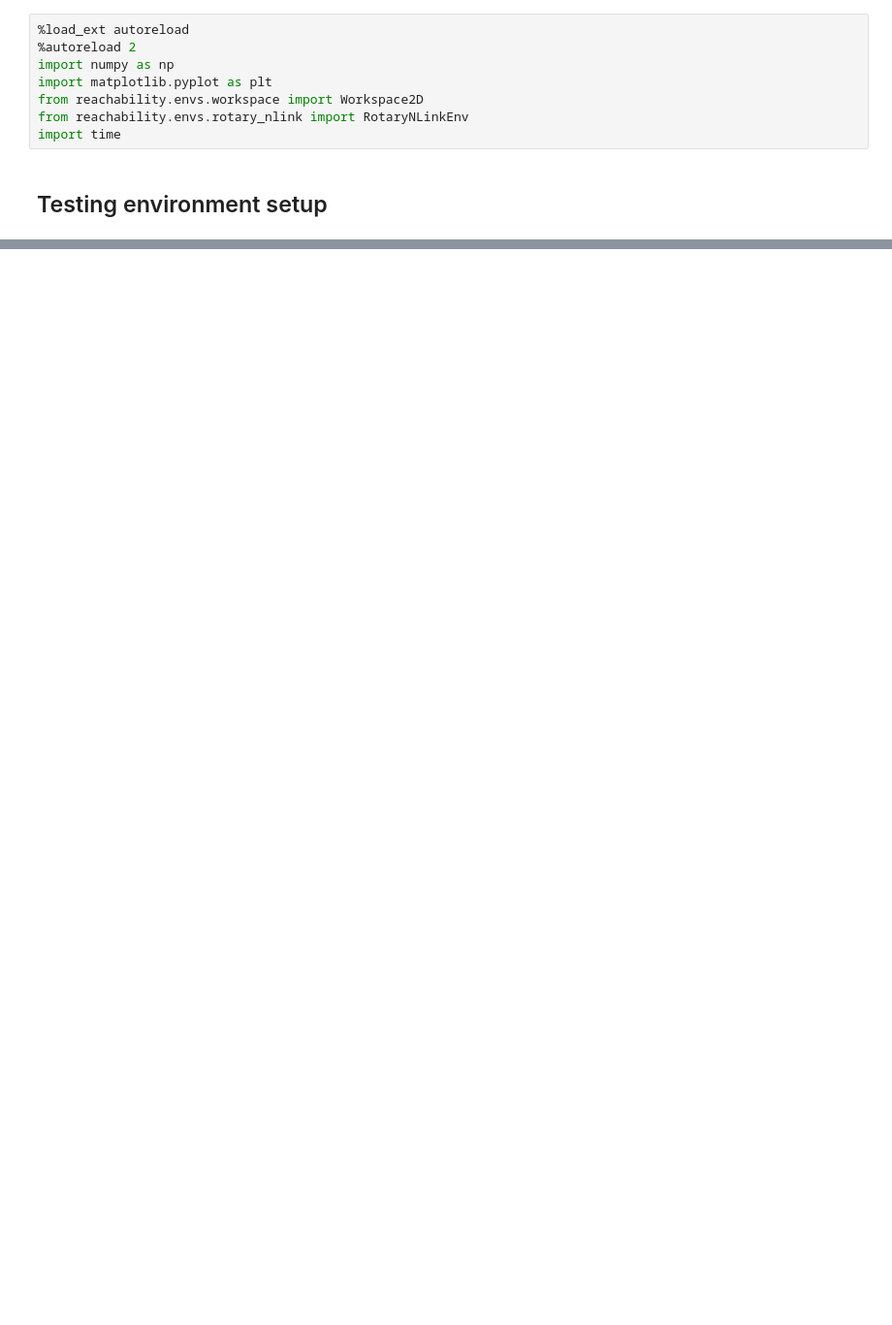
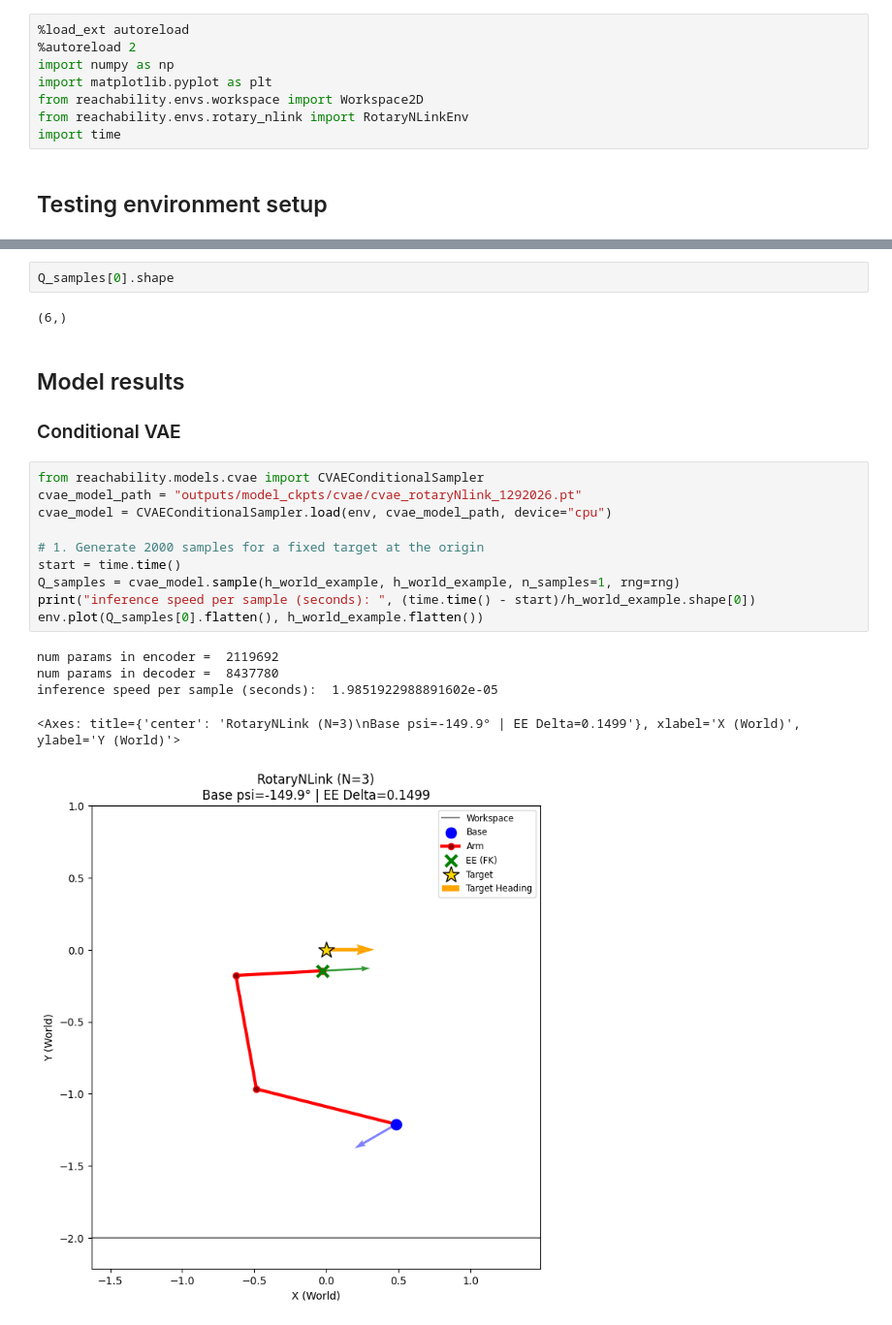
Before and after one commit to kyishanzh/reachability_tests, a Jupyter notebook: rotarynlink_env.ipynb, the cells around one changed output, grey strips where cells are left out. Shown at 97% size. Cells and saved outputs as stored; diff of their text form; blank space fills up the shorter version.

Commit message:
RotaryNLink environment implemented, training + eval scripts adjusted for RotaryNLink

```diff
--- a/rotarynlink_env.ipynb
+++ b/rotarynlink_env.ipynb
@@ -48,0 +50,23 @@ plot_data_distribution([0, 0], bx, by, psi, thetas)
+# %%
+Q_samples[0].shape
+# %% [output]
+(6,)
+# %% [markdown]
+## Model results
+### Conditional VAE
+# %%
+from reachability.models.cvae import CVAEConditionalSampler
+cvae_model_path = "outputs/model_ckpts/cvae/cvae_rotaryNlink_1292026.pt"
+cvae_model = CVAEConditionalSampler.load(env, cvae_model_path, device="cpu")
+
+# 1. Generate 2000 samples for a fixed target at the origin
+start = time.time()
+Q_samples = cvae_model.sample(h_world_example, h_world_example, n_samples=1, rng=rng)
+print("inference speed per sample (seconds): ", (time.time() - start)/h_world_example.shape[0])
+env.plot(Q_samples[0].flatten(), h_world_example.flatten())
+# %% [output]
+num params in encoder =  2119692
+num params in decoder =  8437780
+inference speed per sample (seconds):  1.9851922988891602e-05
+<Axes: title={'center': 'RotaryNLink (N=3)\nBase psi=-149.9° | EE Delta=0.1499'}, xlabel='X (World)', ylabel='Y (World)'>
+[figure, added]
```
Also changed, not shown: parts of 18 cells of this notebook, 15 other files.
